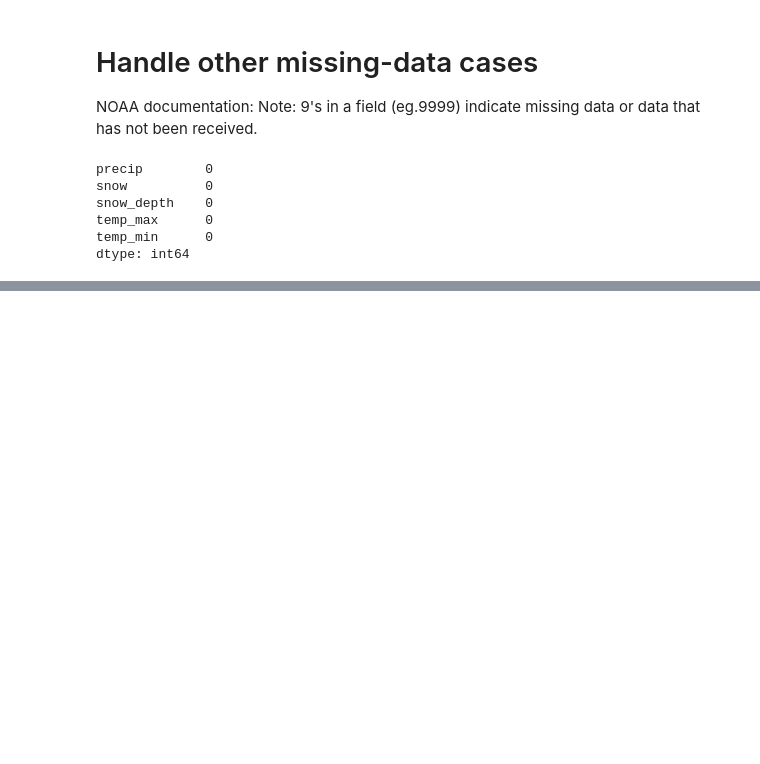
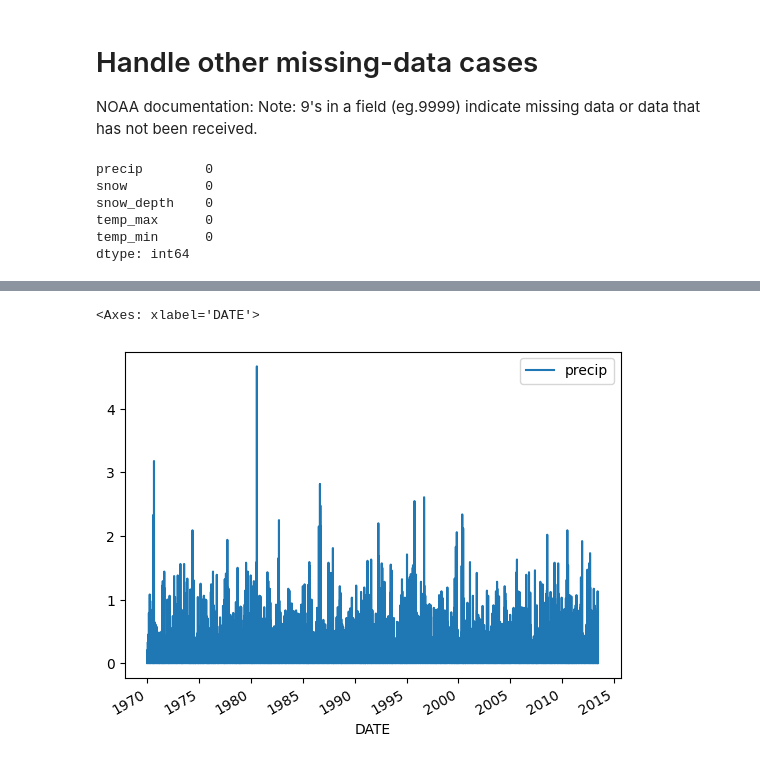
Before and after one commit to aaronwu001/Weather-Predictor, a Jupyter notebook: Weather Forecast.ipynb, the cells around one changed output, grey strips where cells are left out. Drawn from its saved outputs; the diff is of its cells as text; code cells hidden in the pictures; blank space fills up the shorter version.

```diff
--- a/Weather Forecast.ipynb
+++ b/Weather Forecast.ipynb
@@ -209,0 +217,5 @@ dtype: int64
+# %%
+core_weather[['precip']].plot()
+# %% [output]
+<Axes: xlabel='DATE'>
+[figure, added]
```
Also changed, not shown: parts of 17 cells of this notebook.
